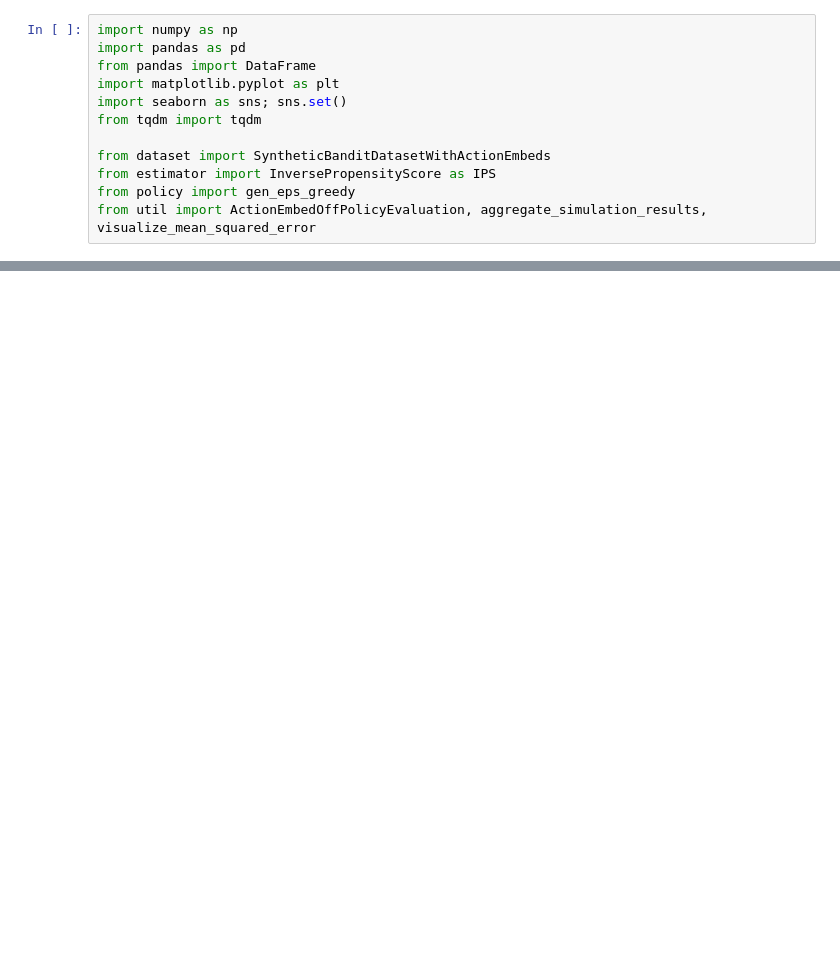
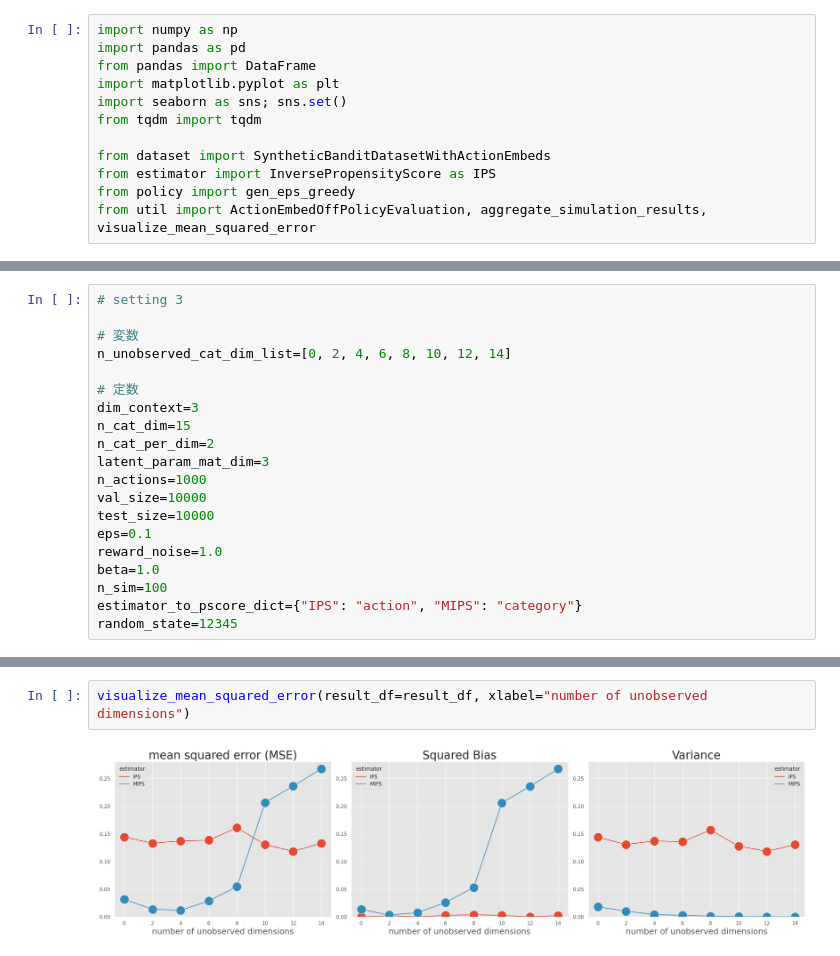
Before and after one commit to tatsuki1107/cfml_tutorial, a Jupyter notebook: action_embed/mips.ipynb, the cells around one changed output, grey strips where cells are left out. Saved outputs shown, nothing was run; the diff lists cells and outputs as text; blank space fills up the shorter version.

```diff
--- a/action_embed/mips.ipynb
+++ b/action_embed/mips.ipynb
@@ -105,0 +178,20 @@ visualize_mean_squared_error(result_df=result_df, xlabel="Number Of Actions")
+# %%
+# setting 3
+
+# 変数
+n_unobserved_cat_dim_list=[0, 2, 4, 6, 8, 10, 12, 14]
+
+# 定数
+dim_context=3
+n_cat_dim=15
+n_cat_per_dim=2
+latent_param_mat_dim=3
+n_actions=1000
+val_size=10000
+test_size=10000
+eps=0.1
+reward_noise=1.0
+beta=1.0
+n_sim=100
+estimator_to_pscore_dict={"IPS": "action", "MIPS": "category"}
+random_state=12345
@@ -105,0 +259,4 @@ visualize_mean_squared_error(result_df=result_df, xlabel="Number Of Actions")
+# %%
+visualize_mean_squared_error(result_df=result_df, xlabel="number of unobserved dimensions")
+# %% [output]
+[figure, added]
```
Also changed, not shown: parts of 7 cells of this notebook, 4 other files.
